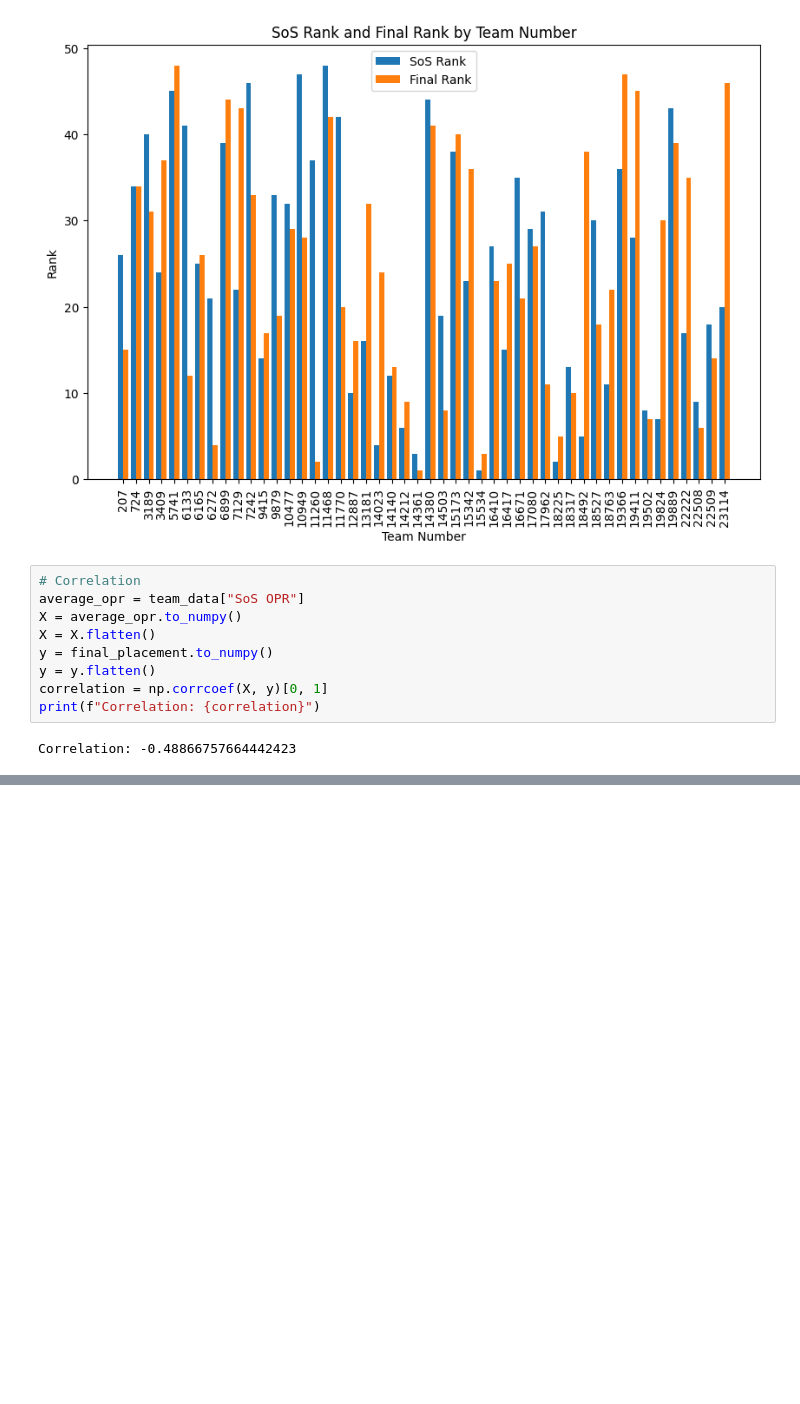
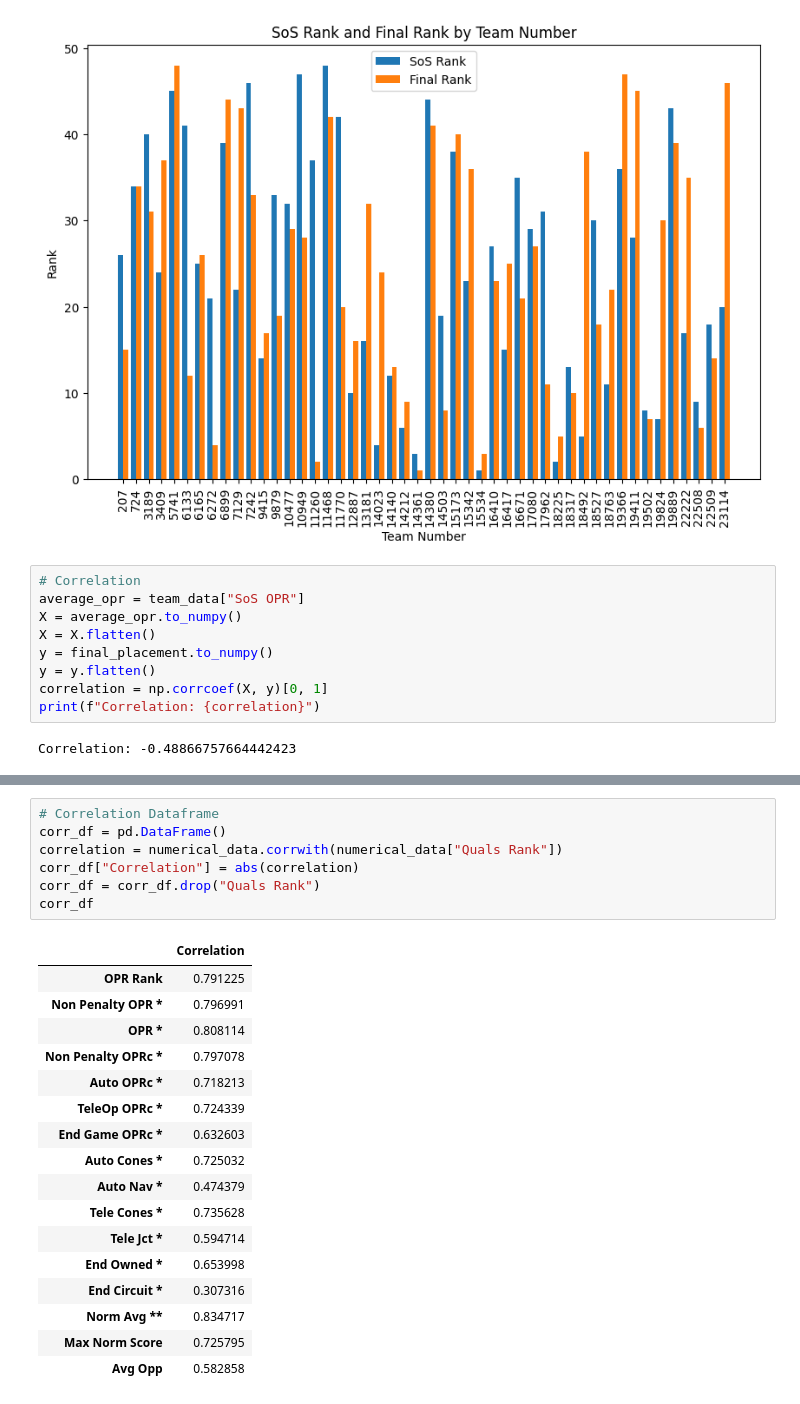
Before and after one commit to adurvasula35/worlds-2023-analysis, a Jupyter notebook: World's Cope.ipynb, the cells around one changed output, grey strips where cells are left out. Drawn from its saved outputs; the diff is of its cells as text; blank space fills up the shorter version.

```diff
--- a/World's Cope.ipynb
+++ b/World's Cope.ipynb
@@ -93,0 +121,25 @@ Correlation: -0.48866757664442423
+# %%
+# Correlation Dataframe
+corr_df = pd.DataFrame()
+correlation = numerical_data.corrwith(numerical_data["Quals Rank"])
+corr_df["Correlation"] = abs(correlation)
+corr_df = corr_df.drop("Quals Rank")
+corr_df
+# %% [output]
+|  | Correlation |
+| OPR Rank | 0.791225 |
+| Non Penalty OPR * | 0.796991 |
+| OPR * | 0.808114 |
+| Non Penalty OPRc * | 0.797078 |
+| Auto OPRc * | 0.718213 |
+| TeleOp OPRc * | 0.724339 |
+| End Game OPRc * | 0.632603 |
+| Auto Cones * | 0.725032 |
+| Auto Nav * | 0.474379 |
+| Tele Cones * | 0.735628 |
+| Tele Jct * | 0.594714 |
+| End Owned * | 0.653998 |
+| End Circuit * | 0.307316 |
+| Norm Avg ** | 0.834717 |
+| Max Norm Score | 0.725795 |
+| Avg Opp | 0.582858 |
```
Also changed, not shown: parts of 4 cells of this notebook.
